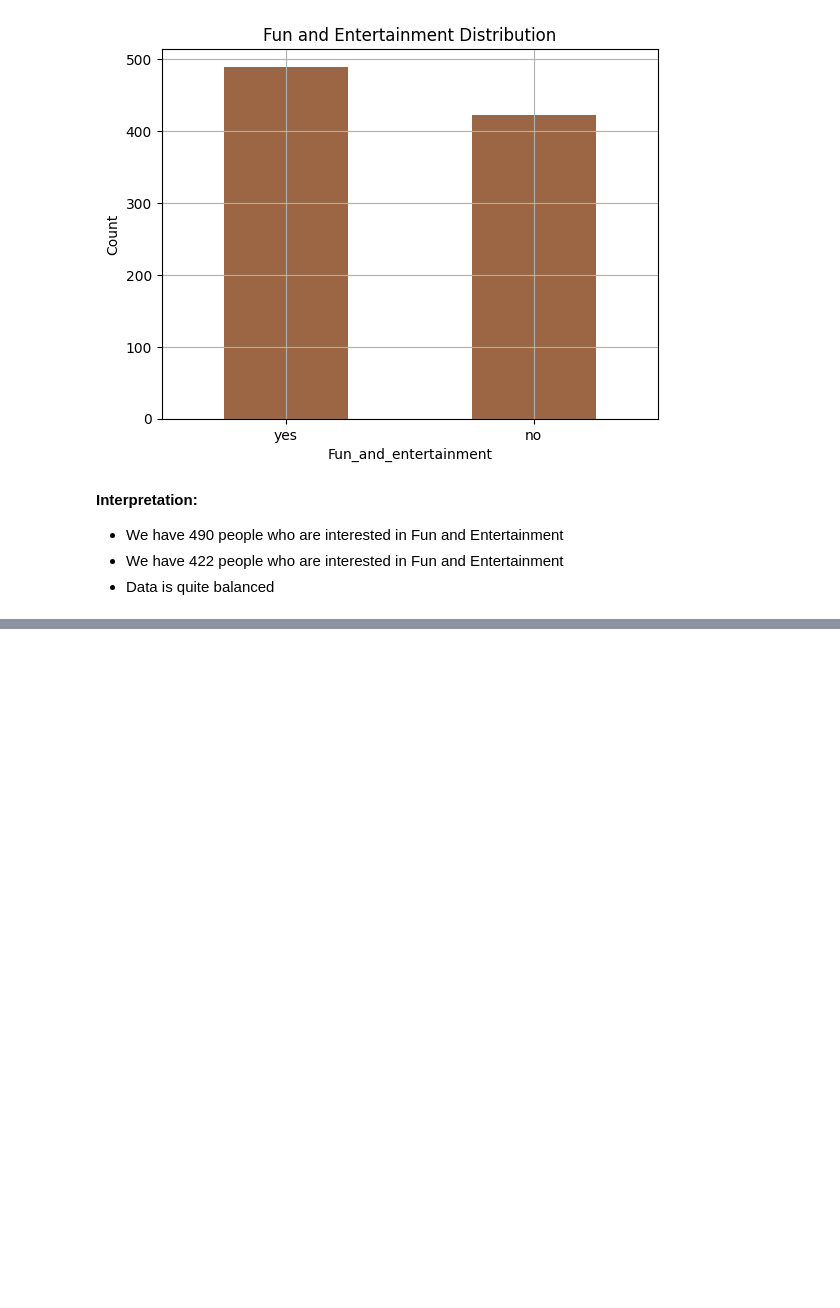
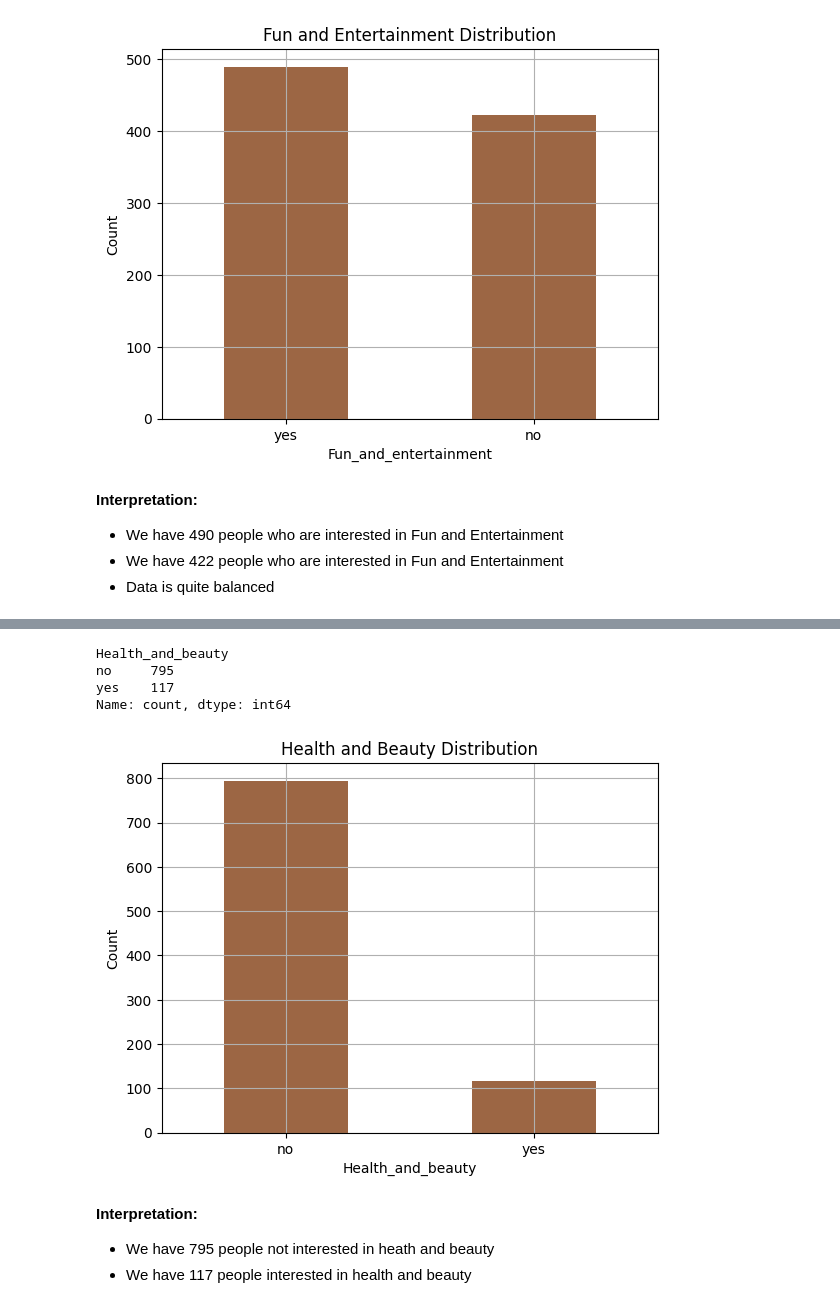
Before and after one commit to Uraniumking007/College-Stuff, a Jupyter notebook: BE/codeunnati/python_scripts_ckpcet/project_on_data_analytics/data_analytics_on_vacation_data/Data_Analytics_On_Vacation_Data.ipynb, the cells around one changed output, grey strips where cells are left out. Cells and saved outputs as stored; diff of their text form; code cells hidden in the pictures; blank space fills up the shorter version.

```diff
--- a/BE/codeunnati/python_scripts_ckpcet/project_on_data_analytics/data_analytics_on_vacation_data/Data_Analytics_On_Vacation_Data.ipynb
+++ b/BE/codeunnati/python_scripts_ckpcet/project_on_data_analytics/data_analytics_on_vacation_data/Data_Analytics_On_Vacation_Data.ipynb
@@ -1037,0 +1106,22 @@ plt.show()
+# %%
+# show the count
+df_cat.Health_and_beauty.value_counts()
+# %% [output]
+Health_and_beauty
+no     795
+yes    117
+Name: count, dtype: int64
+# %%
+# plot the data
+
+df_cat.Health_and_beauty.value_counts().plot(kind='bar',color='#9c6644',title='Health and Beauty Distribution',grid=True)
+plt.ylabel('Count')
+plt.xticks(rotation=0)
+plt.show()
+# %% [output]
+[figure, added]
+# %% [markdown]
+**Interpretation:**
+
+- We have 795 people not interested in heath and beauty
+- We have 117 people interested in health and beauty
```
Also changed, not shown: parts of 25 cells of this notebook.
